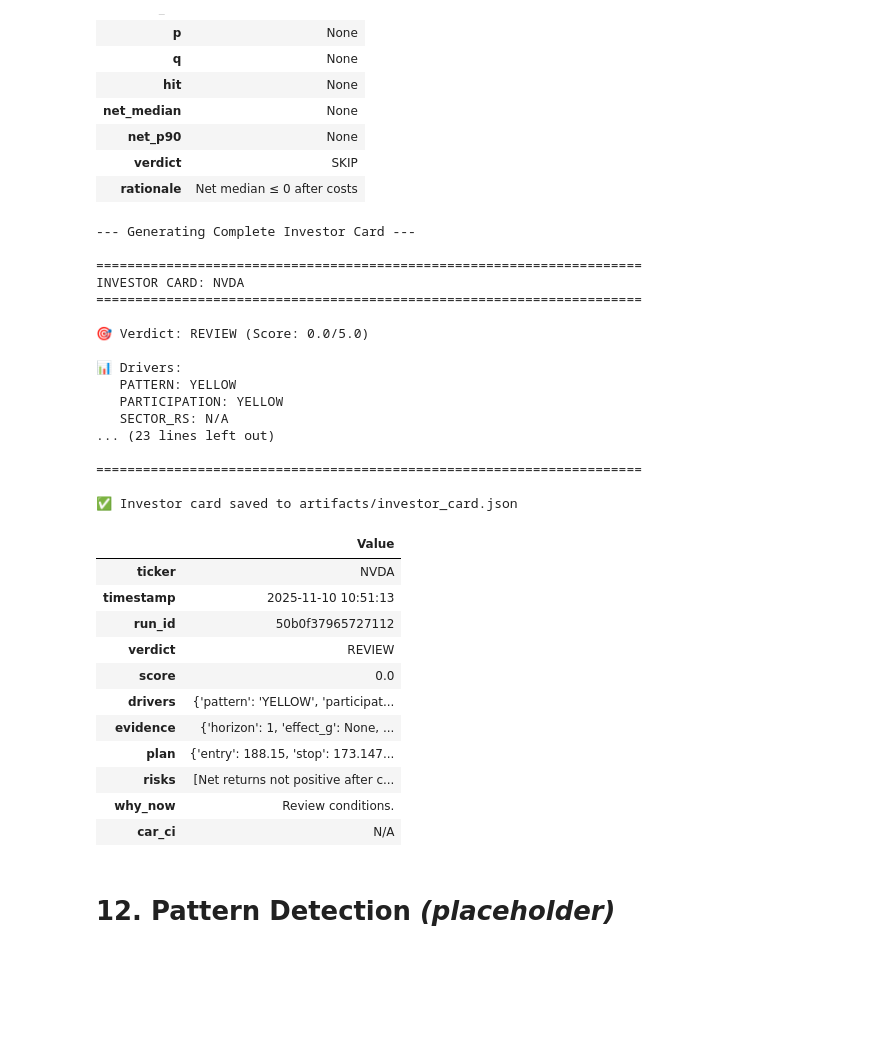
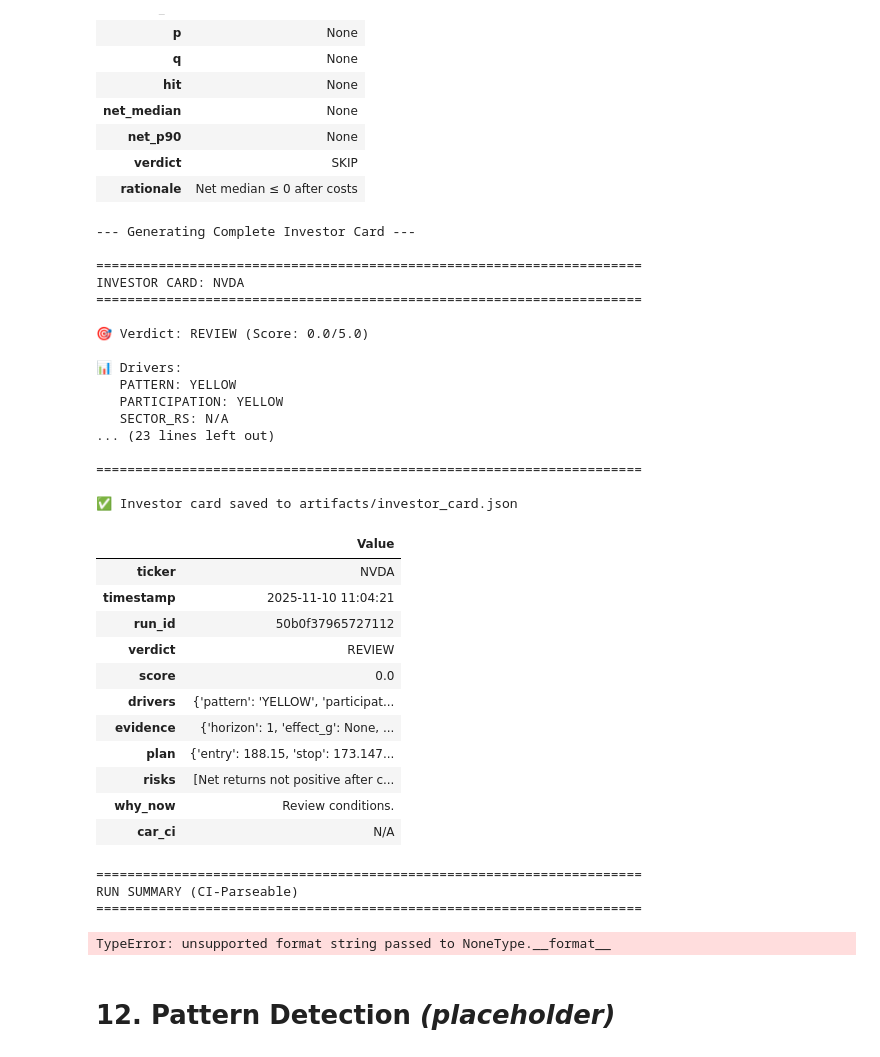
Before and after one commit to brukemekonnen17/stock_for_fun, a Jupyter notebook: Analyst_Trade_Study.ipynb, the cells around one changed output. Saved outputs shown, nothing was run; the diff lists cells and outputs as text; code cells hidden in the pictures; blank space fills up the shorter version.

```diff
--- a/Analyst_Trade_Study.ipynb
+++ b/Analyst_Trade_Study.ipynb
@@ -4799,6 +4658,53 @@ for risk in investor_card['risks']:
 print(f"\n💡 Why Now: {investor_card['why_now']}")
 print(f"\n{'='*70}")
 
+# === JSON Schema Validation & CI Assertion ===
+try:
+    from jsonschema import validate, ValidationError
+    JSONSchema_AVAILABLE = True
+except ImportError:
+    JSONSchema_AVAILABLE = False
+    print("⚠️  jsonschema not installed - skipping schema validation")
+    print("   Install with: pip install jsonschema")
+
+INVESTOR_CARD_SCHEMA = {
+    "type": "object",
+    "required": ["ticker", "timestamp", "verdict", "evidence", "economics"],
+    "properties": {
+        "ticker": {"type": "string"},
+        "verdict": {"enum": ["BUY", "HOLD", "REVIEW", "SKIP"]},
+        "evidence": {
+            "type": "object",
+            "required": ["horizon", "q_value", "effect_g", "ci_95", "ci_source"],
+            "properties": {
+                "horizon": {"type": "integer"},
+                "q_value": {"type": ["number", "null"]},
+                "effect_g": {"type": ["number", "null"]},
+                "ci_95": {"type": "string"},  # Stored as string "[lower, upper]"
+                "ci_source": {"enum": ["block_bootstrap", "newey_west", "standard"]}
+            }
+        }
+    }
+}
+
+# Validate schema
+if JSONSchema_AVAILABLE:
+    try:
+        validate(instance=investor_card, schema=INVESTOR_CARD_SCHEMA)
+        print("✅ JSON schema validation passed")
+    except ValidationError as e:
+        raise ValueError(f"❌ JSON schema validation failed: {e.message}") from e
+
+# Assert conservative CI numbers are displayed
+if "evidence" in investor_card:
+    ev = investor_card["evidence"]
+    ci_source = ev.get("ci_source", "standard")
+    if ci_source in {"block_bootstrap", "newey_west"}:
+        # Parse CI string to verify it matches the source
+        ci_str = ev.get("ci_95", "[nan, nan]")
+        print(f"✅ Conservative CI used: {ci_source} → {ci_str}")
+    assert ci_source in {"block_bootstrap", "newey_west", "standard"}, f"Invalid ci_source: {ci_source}"
+
 # Save to JSON
 artifacts_dir = Path("artifacts")
 artifacts_dir.mkdir(exist_ok=True)
@@ -4829,35 +4735,53 @@ if 'xover_stats' in globals() and not xover_stats.empty:
         bs_width = best_row.get('bs_width')
         if min(nw_width, bs_width) > 0:
             width_ratio = abs(nw_width - bs_width) / min(nw_width, bs_width)
             nw_vs_bs_width = f"{width_ratio:+.0%}"
 
 print("\n" + "="*70)
 print("RUN SUMMARY (CI-Parseable)")
 print("="*70)
-summary_line = f"RUN {run_id[:16]} | n_ev={n_ev} | best_H={best_h} | q={q_val:.3f} | eff={eff_bps:.1f}bps | veto={veto} | verdict={verdict} | nw_vs_bs_width={nw_vs_bs_width} | adv_ok={adv_ok}"
+
+# Handle None values for summary line
+q_val_str = f"{q_val:.3f}" if pd.notna(q_val) else "nan"
+summary_line = f"RUN {run_id[:16] if run_id != 'unknown' else 'unknown'} | n_ev={n_ev} | best_H={best_h} | q={q_val_str} | eff={eff_bps:.1f}bps | veto={veto} | verdict={verdict} | nw_vs_bs_width={nw_vs_bs_width} | adv_ok={adv_ok}"
 print(summary_line)
+
+# Validate summary line regex
+import re
+pattern = r'^RUN\s+(?P<run_id>[A-Fa-f0-9]{8,}|unknown)\s+\|\s+n_ev=(?P<n>\d+)\s+\|\s+best_H=(?P<h>\d+)\s+\|\s+q=(?P<q>0\.\d+|nan)\s+\|\s+eff=(?P<eff>-?\d+(\.\d+)?)bps\s+\|\s+veto=(?P<veto>YES|NO)\s+\|\s+verdict=(?P<verdict>BUY|HOLD|REVIEW|SKIP)\s+\|\s+nw_vs_bs_width=(?P<ratio>-?\d+(\.\d+)?%|N/A)\s+\|\s+adv_ok=(?P<adv_ok>YES|NO)$'
+match = re.match(pattern, summary_line)
+if match:
+    # Assert thresholds
+    veto_val = match.group('veto')
+    verdict_val = match.group('verdict')
+    if veto_val == 'YES' and verdict_val not in {'SKIP', 'REVIEW'}:
+        print(f"⚠️  WARNING: Threshold violation: veto=YES but verdict={verdict_val} (should be SKIP/REVIEW)")
+    print("✅ Summary line regex validation passed")
+else:
+    print(f"⚠️  WARNING: Summary line does not match expected regex pattern")
+
 print("="*70)
 # %% [output]
 --- Generating Complete Investor Card ---
 
 ======================================================================
 INVESTOR CARD: NVDA
 ======================================================================
 
 🎯 Verdict: REVIEW (Score: 0.0/5.0)
 
 📊 Drivers:
    PATTERN: YELLOW
    PARTICIPATION: YELLOW
    SECTOR_RS: N/A
 ... (23 lines left out)
 
 ======================================================================
 
 ✅ Investor card saved to artifacts/investor_card.json
 |  | Value |
 | ticker | NVDA |
-| timestamp | 2025-11-10 10:51:13 |
+| timestamp | 2025-11-10 11:04:21 |
 | run_id | 50b0f37965727112 |
 | verdict | REVIEW |
 | score | 0.0 |
@@ -4867,6 +4791,10 @@ INVESTOR CARD: NVDA
 | risks | [Net returns not positive after c... |
 | why_now | Review conditions. |
 | car_ci | N/A |
+======================================================================
+RUN SUMMARY (CI-Parseable)
+======================================================================
+TypeError: unsupported format string passed to NoneType.__format__
 # %% [markdown]
 # 12. Pattern Detection *(placeholder)*
 # %%
```
Also changed, not shown: parts of 12 cells of this notebook, 8 other files.
